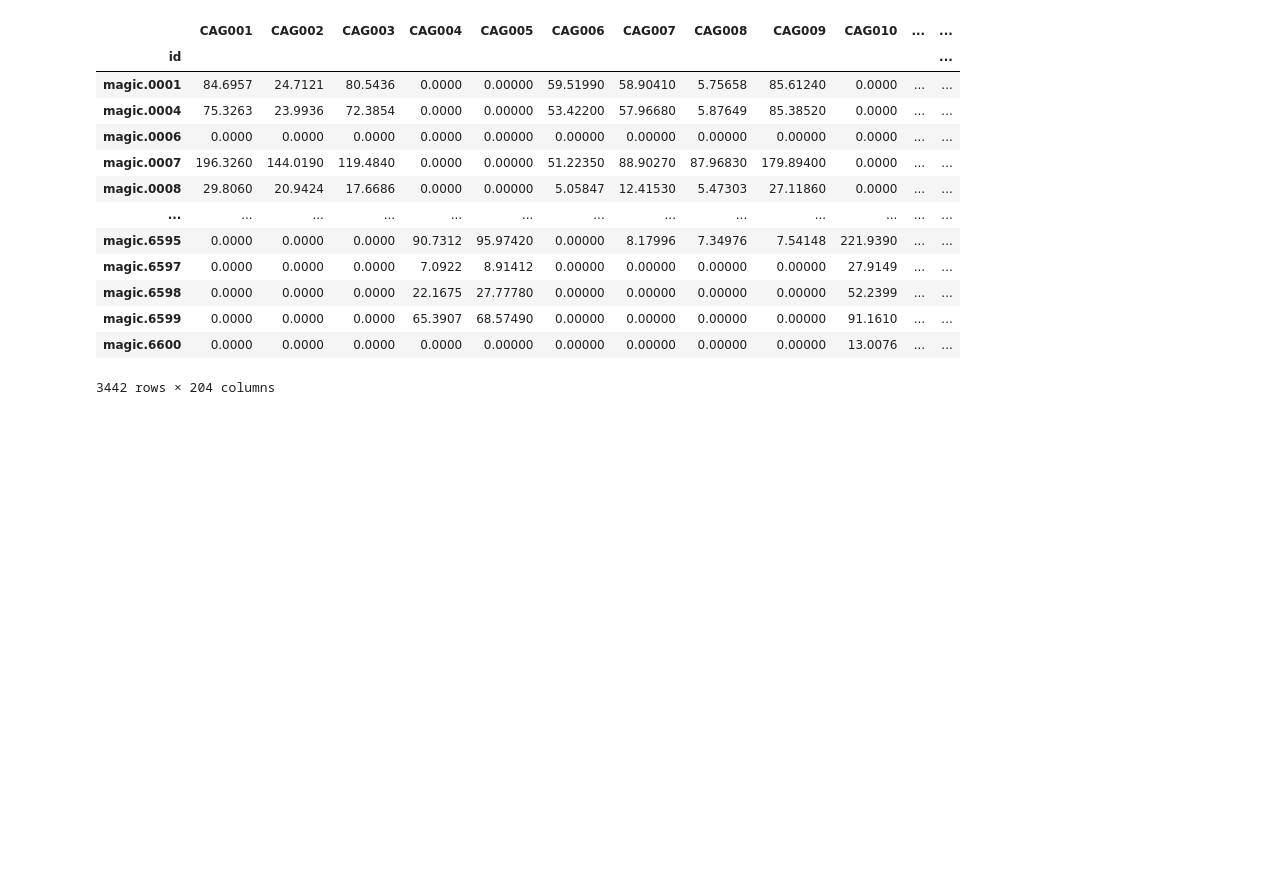
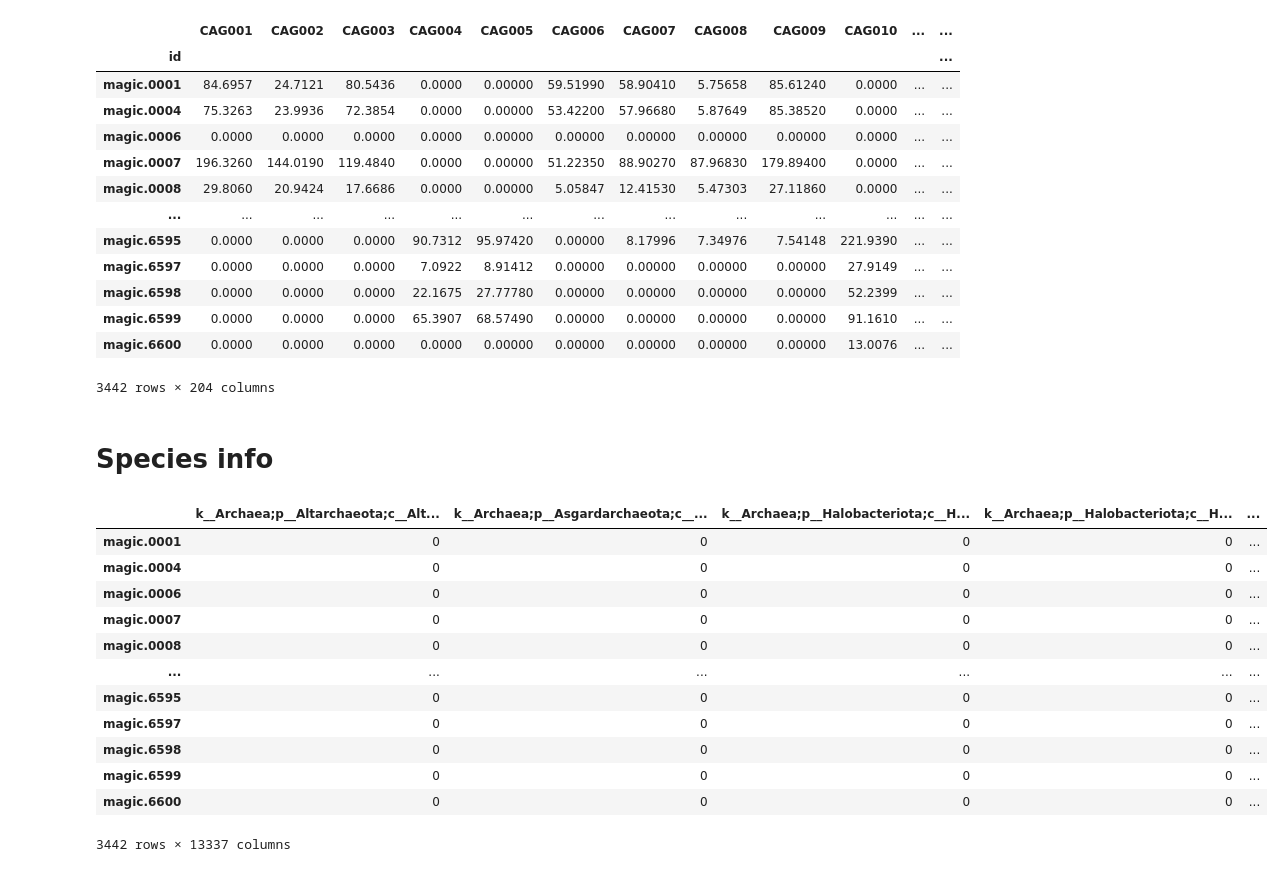
Before and after one commit to danielchang2002/MAGIC, a Jupyter notebook: src/clean_data.ipynb, the cells around one changed output. Saved outputs shown, nothing was run; the diff lists cells and outputs as text; code cells hidden in the pictures; blank space fills up the shorter version.

```diff
--- a/src/clean_data.ipynb
+++ b/src/clean_data.ipynb
@@ -250,3 +250,22 @@ cag_profiles
 3442 rows × 204 columns
 # %%
 cag_profiles.to_csv(os.path.join(config.CLEAN_DIR, "reduced_CAG_profiles_clean.tsv"), sep="\t")
+# %% [markdown]
+# Species info
+# %%
+gtdb_species = pd.read_csv(os.path.join(config.RAW_DIR, "species_gtdb.tsv"), sep="\t", index_col=0).T.sort_index()
+gtdb_species
+# %% [output]
+|  | k__Archaea;p__Altarchaeota;c__Alt... | k__Archaea;p__Asgardarchaeota;c__... | k__Archaea;p__Halobacteriota;c__H... | k__Archaea;p__Halobacteriota;c__H... | ... |
+| magic.0001 | 0 | 0 | 0 | 0 | ... |
+| magic.0004 | 0 | 0 | 0 | 0 | ... |
+| magic.0006 | 0 | 0 | 0 | 0 | ... |
+| magic.0007 | 0 | 0 | 0 | 0 | ... |
+| magic.0008 | 0 | 0 | 0 | 0 | ... |
+| ... | ... | ... | ... | ... | ... |
+| magic.6595 | 0 | 0 | 0 | 0 | ... |
+| magic.6597 | 0 | 0 | 0 | 0 | ... |
+| magic.6598 | 0 | 0 | 0 | 0 | ... |
+| magic.6599 | 0 | 0 | 0 | 0 | ... |
+| magic.6600 | 0 | 0 | 0 | 0 | ... |
+3442 rows × 13337 columns
```
Also changed, not shown: parts of 1 cell of this notebook, 4 other files.
